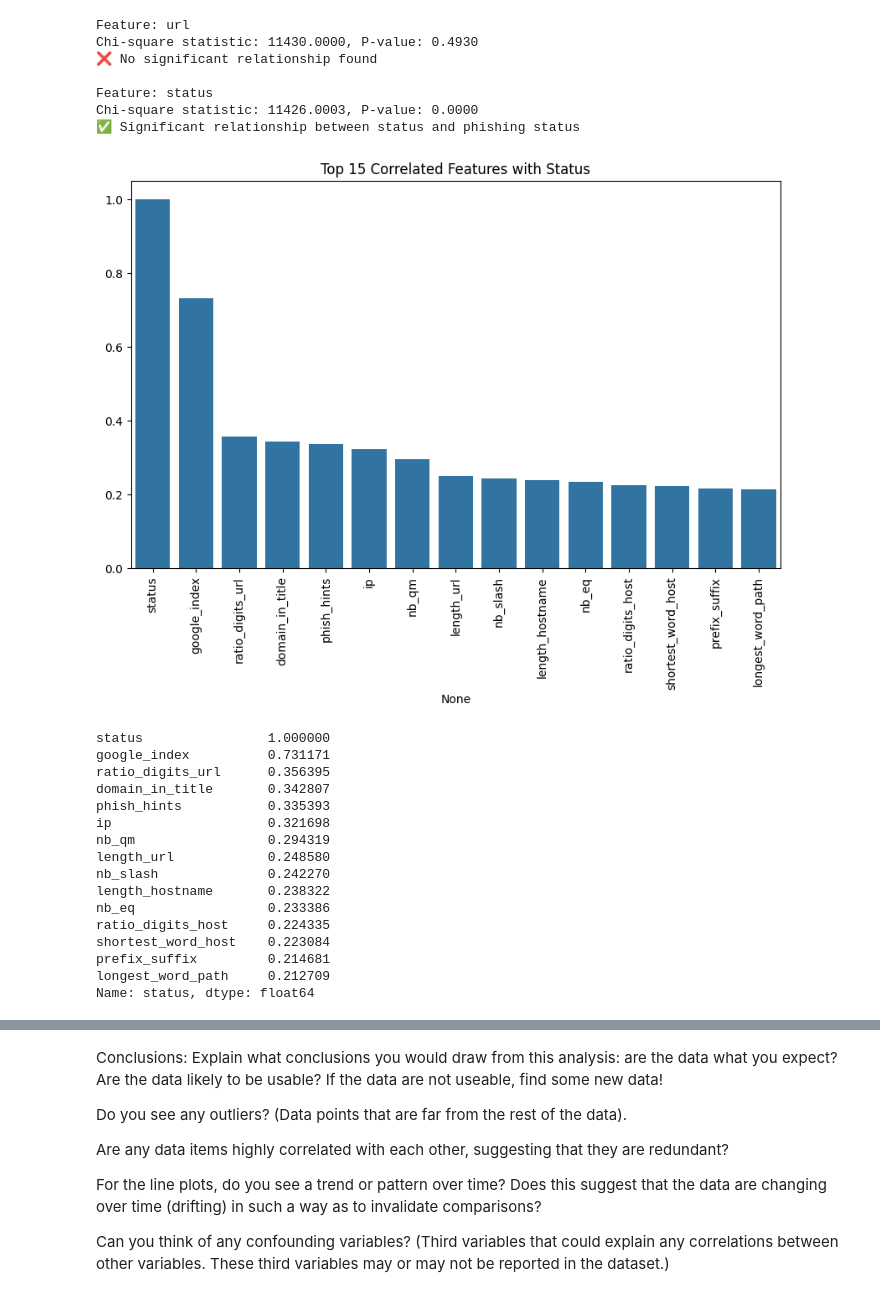
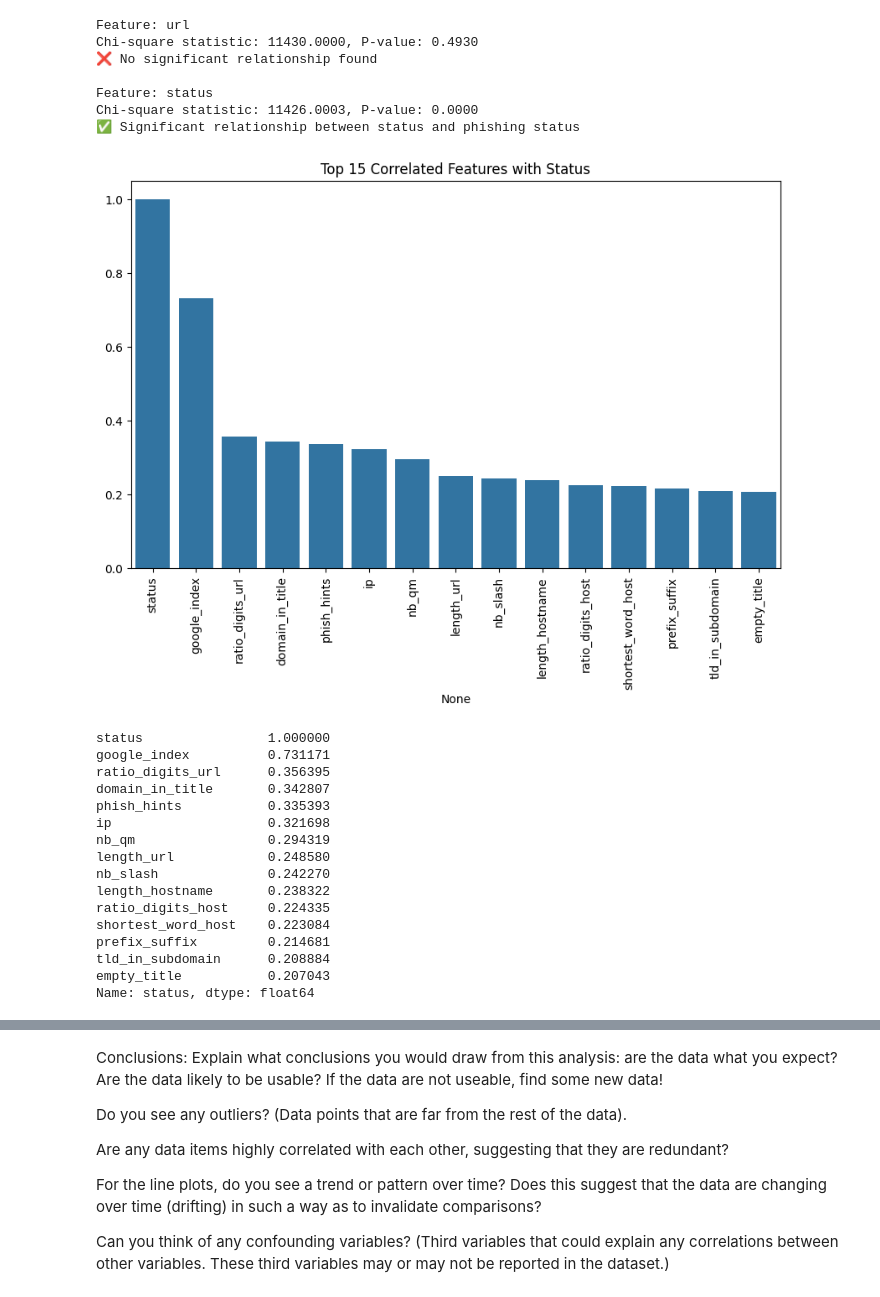
Before and after one commit to Rocking-Priya/2025-spring-B2, a Jupyter notebook: Week6.ipynb, the cells around one changed output, grey strips where cells are left out. Cells and saved outputs as stored; diff of their text form; code cells hidden in the pictures.

```diff
--- a/Week6.ipynb
+++ b/Week6.ipynb
@@ -178,3 +178,17 @@ plt.title('Correlation Heatmap')
 plt.show()
 # %% [output]
 [figure]
+# %%
+# Set correlation threshold
+threshold = 0.85
+
+# Find highly correlated feature pairs
+correlated_pairs = []
+for i in range(len(correlation_matrix.columns)):
+    for j in range(i):
+        if abs(correlation_matrix.iloc[i, j]) > threshold:
+            correlated_pairs.append((correlation_matrix.columns[i], correlation_matrix.columns[j], correlation_matrix.iloc[i, j]))
+
+# Display correlated pairs
+correlated_pairs_df = pd.DataFrame(correlated_pairs, columns=['Feature 1', 'Feature 2', 'Correlation'])
+print("Highly Correlated Feature Pairs:\n", correlated_pairs_df)
@@ -180,0 +200,7 @@ plt.show()
+# %%
+# Identify features to drop (keeping only one from each correlated pair)
+features_to_drop = set(correlated_pairs_df['Feature 1'])
+
+# Drop redundant features
+data_reduced = numerical_features.drop(columns=features_to_drop)
+print("Reduced dataset shape:", data_reduced.shape)
@@ -382,22 +410,22 @@ Chi-square statistic: 11426.0003, P-value: 0.0000
 ✅ Significant relationship between status and phishing status
 # %%
 # Select only numerical features for correlation calculation
-numerical_features = data_1.select_dtypes(include=np.number)
-correlation_matrix = numerical_features.corr()
+
+correlation_matrix = data_reduced.corr()
 
 # Get correlation with target variable
 correlation_with_target = correlation_matrix["status"].sort_values(ascending=False)
 
 # Visualize top correlated features
 plt.figure(figsize=(10, 6))
 sns.barplot(x=correlation_with_target.index[:15], y=correlation_with_target.values[:15])
 plt.xticks(rotation=90)
 plt.title("Top 15 Correlated Features with Status")
 plt.show()
 
 print(correlation_with_target.head(15))  # Print top correlated features
 # %% [output]
-[figure, old version]
+[figure, new version]
 status                1.000000
 google_index          0.731171
 ratio_digits_url      0.356395
@@ -408,11 +436,11 @@ nb_qm                 0.294319
 length_url            0.248580
 nb_slash              0.242270
 length_hostname       0.238322
-nb_eq                 0.233386
 ratio_digits_host     0.224335
 shortest_word_host    0.223084
 prefix_suffix         0.214681
-longest_word_path     0.212709
+tld_in_subdomain      0.208884
+empty_title           0.207043
 Name: status, dtype: float64
 # %%
 from sklearn.linear_model import LogisticRegression
```
Also changed, not shown: parts of 5 cells of this notebook.
